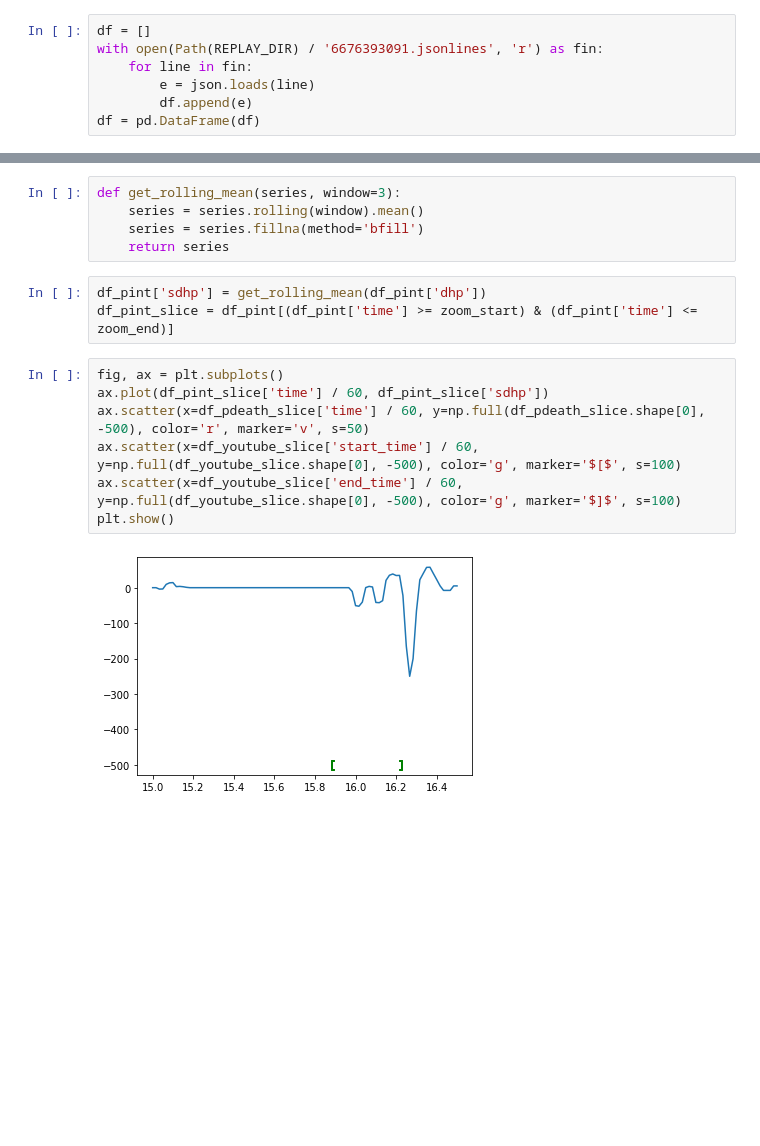
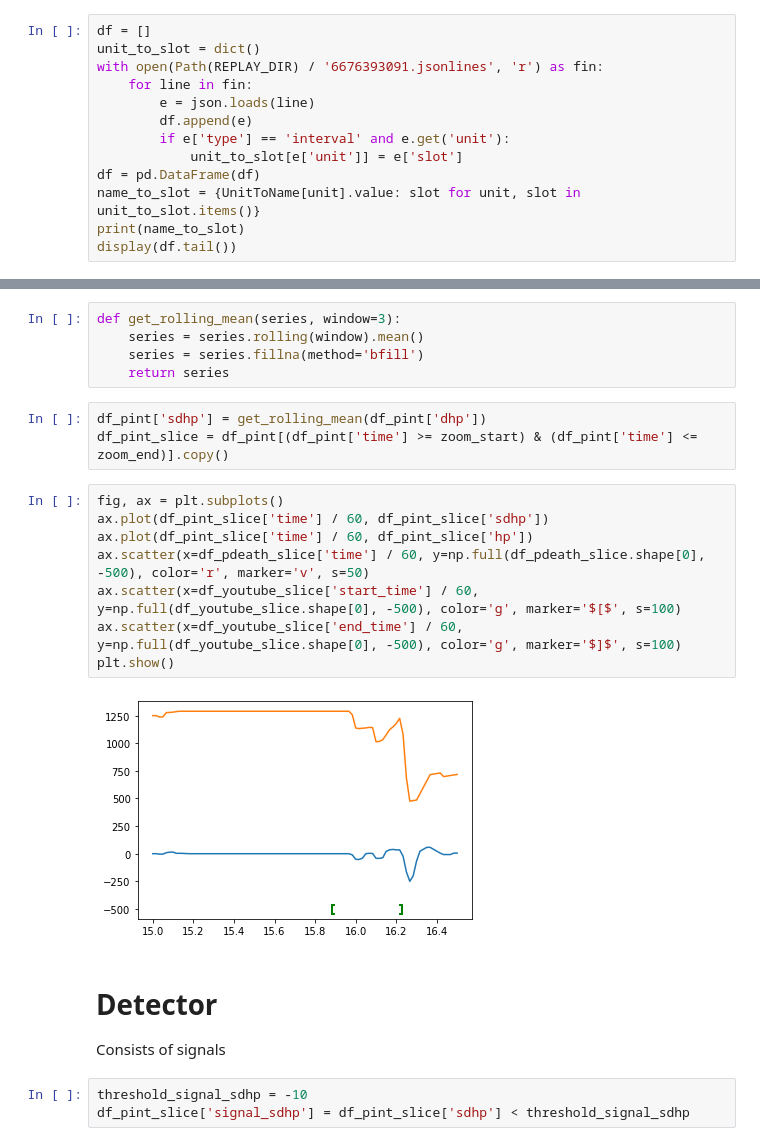
Before and after one commit to arch1baald/woodota, a Jupyter notebook: notebooks/viz-hp-youtube.ipynb, the cells around one changed output, grey strips where cells are left out. Drawn from its saved outputs; the diff is of its cells as text; blank space fills up the shorter version.

```diff
--- a/notebooks/viz-hp-youtube.ipynb
+++ b/notebooks/viz-hp-youtube.ipynb
@@ -20,8 +27,14 @@ from youtube import convert_to_timestamp
 # Visualize one player
 # %%
 df = []
+unit_to_slot = dict()
 with open(Path(REPLAY_DIR) / '6676393091.jsonlines', 'r') as fin:
     for line in fin:
         e = json.loads(line)
         df.append(e)
+        if e['type'] == 'interval' and e.get('unit'):
+            unit_to_slot[e['unit']] = e['slot']
 df = pd.DataFrame(df)
+name_to_slot = {UnitToName[unit].value: slot for unit, slot in unit_to_slot.items()}
+print(name_to_slot)
+display(df.tail())
@@ -257,13 +277,20 @@ def get_rolling_mean(series, window=3):
     return series
 # %%
 df_pint['sdhp'] = get_rolling_mean(df_pint['dhp'])
-df_pint_slice = df_pint[(df_pint['time'] >= zoom_start) & (df_pint['time'] <= zoom_end)]
+df_pint_slice = df_pint[(df_pint['time'] >= zoom_start) & (df_pint['time'] <= zoom_end)].copy()
 # %%
 fig, ax = plt.subplots()
 ax.plot(df_pint_slice['time'] / 60, df_pint_slice['sdhp'])
+ax.plot(df_pint_slice['time'] / 60, df_pint_slice['hp'])
 ax.scatter(x=df_pdeath_slice['time'] / 60, y=np.full(df_pdeath_slice.shape[0], -500), color='r', marker='v', s=50)
 ax.scatter(x=df_youtube_slice['start_time'] / 60, y=np.full(df_youtube_slice.shape[0], -500), color='g', marker='$[$', s=100)
 ax.scatter(x=df_youtube_slice['end_time'] / 60, y=np.full(df_youtube_slice.shape[0], -500), color='g', marker='$]$', s=100)
 plt.show()
 # %% [output]
-[figure, old version]
+[figure, new version]
+# %% [markdown]
+# Detector
+Consists of signals
+# %%
+threshold_signal_sdhp = -10
+df_pint_slice['signal_sdhp'] = df_pint_slice['sdhp'] < threshold_signal_sdhp
```
Also changed, not shown: parts of 5 cells of this notebook, 2 other files.
